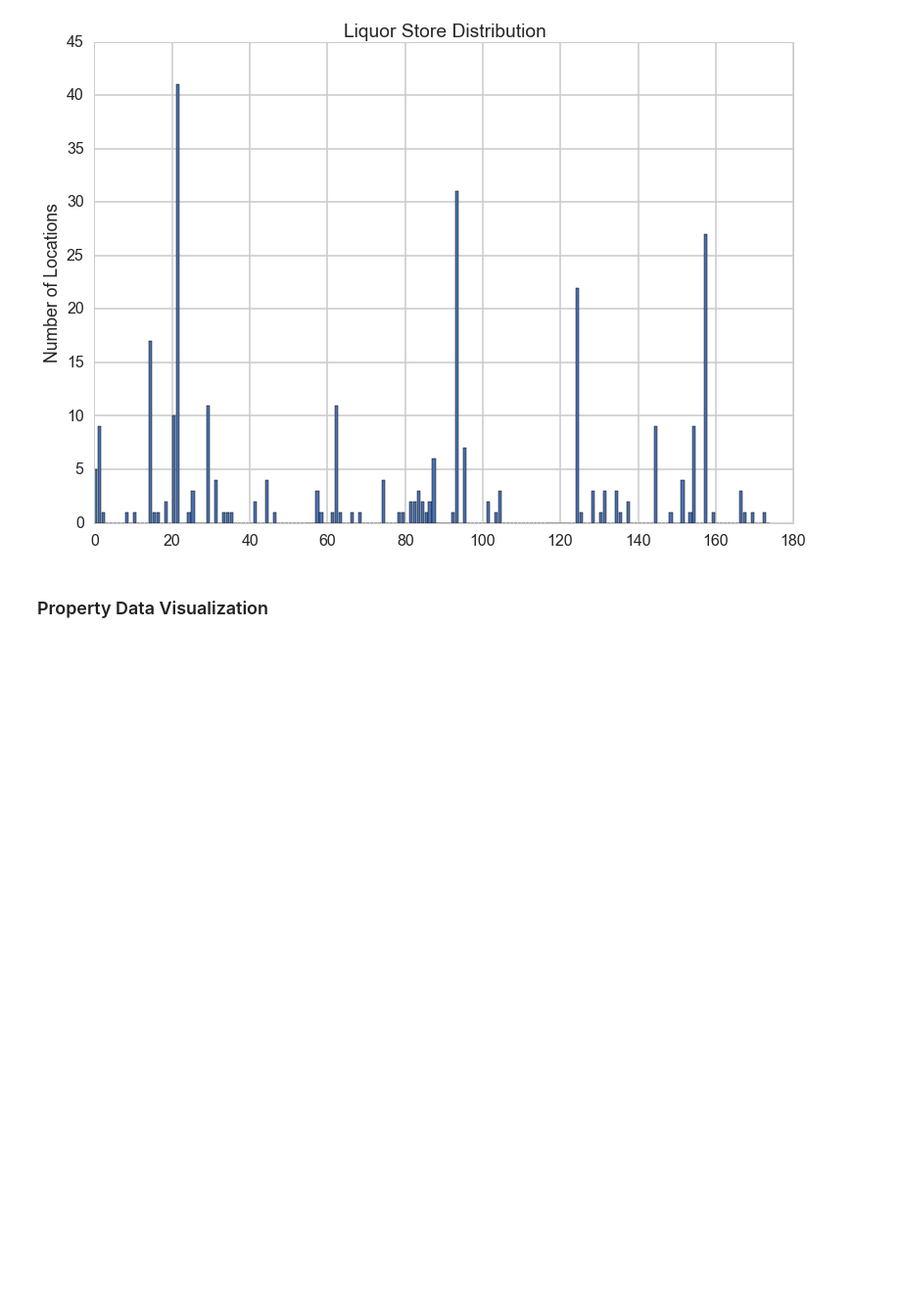
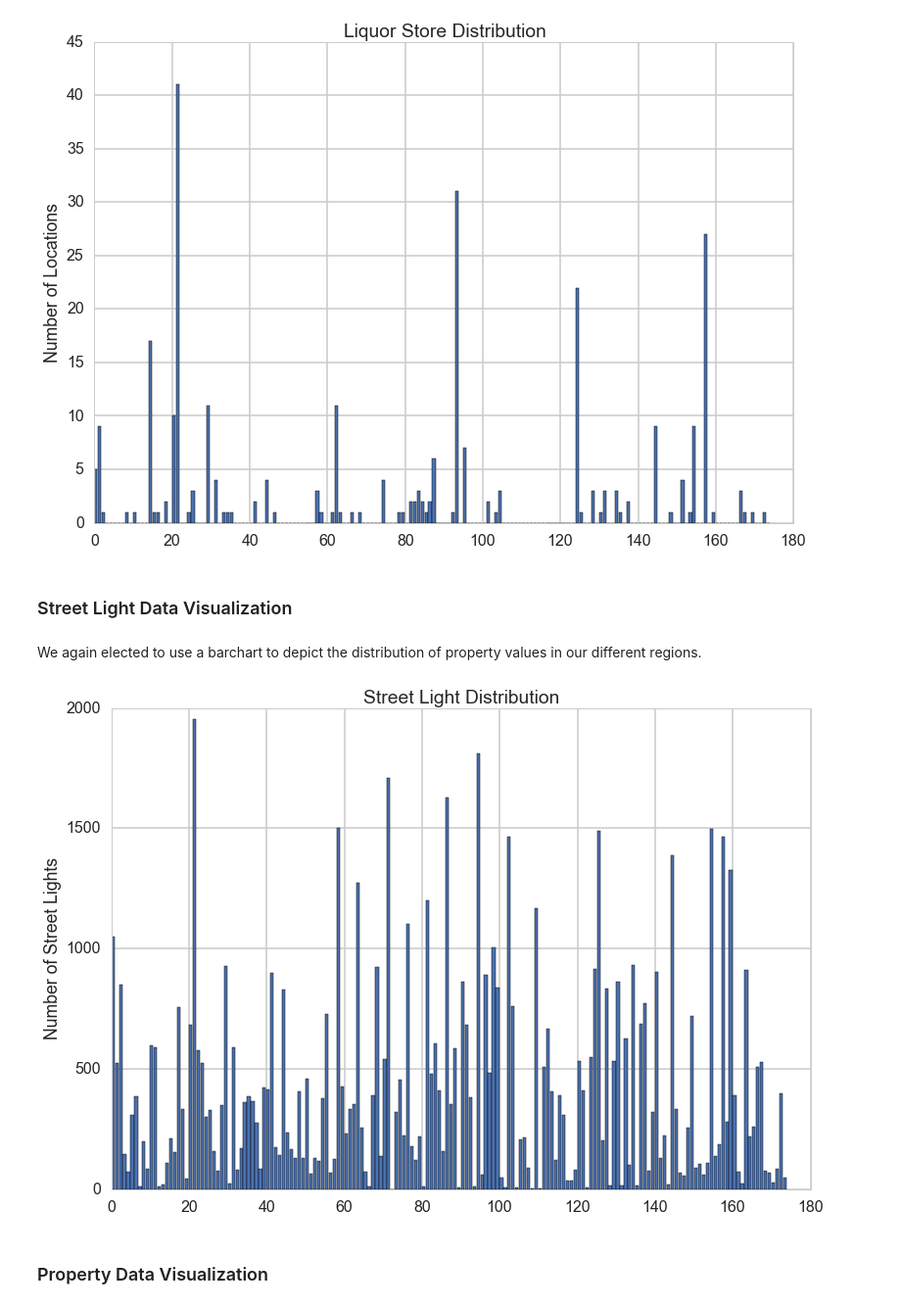
Before and after one commit to carlf312/109-Final-Project, a Jupyter notebook: Static Data.ipynb, the cells around one changed output. Shown at 98% size. Drawn from its saved outputs; the diff is of its cells as text; code cells hidden in the pictures; blank space fills up the shorter version.

```diff
--- a/Static Data.ipynb
+++ b/Static Data.ipynb
@@ -773,6 +834,21 @@ plt.title("Liquor Store Distribution")
 plt.show()
 # %% [output]
 [figure]
+# %% [markdown]
+### Street Light Data Visualization
+# %% [markdown]
+We again elected to use a barchart to depict the distribution of property values in our different regions.
+# %%
+streetlightvals = []
+for val in featureDict.values():
+    streetlightvals.append(val[2])
+# %%
+plt.bar(range(len(featureDict)), streetlightvals)
+plt.ylabel("Number of Street Lights")
+plt.title("Street Light Distribution")
+plt.show()
+# %% [output]
+[figure, added]
 # %% [markdown]
 ### Property Data Visualization ###
 # %% [markdown]
```
Also changed, not shown: parts of 10 cells of this notebook, 4 other files.
